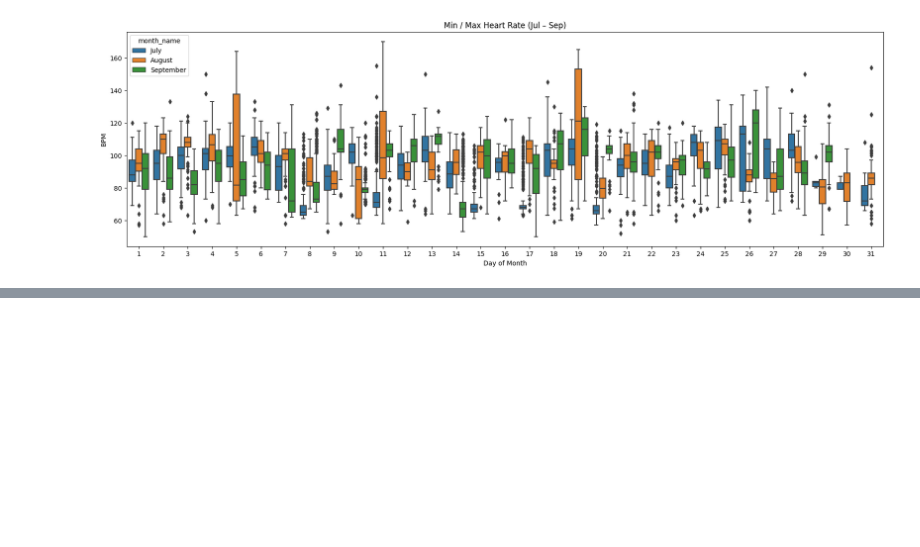
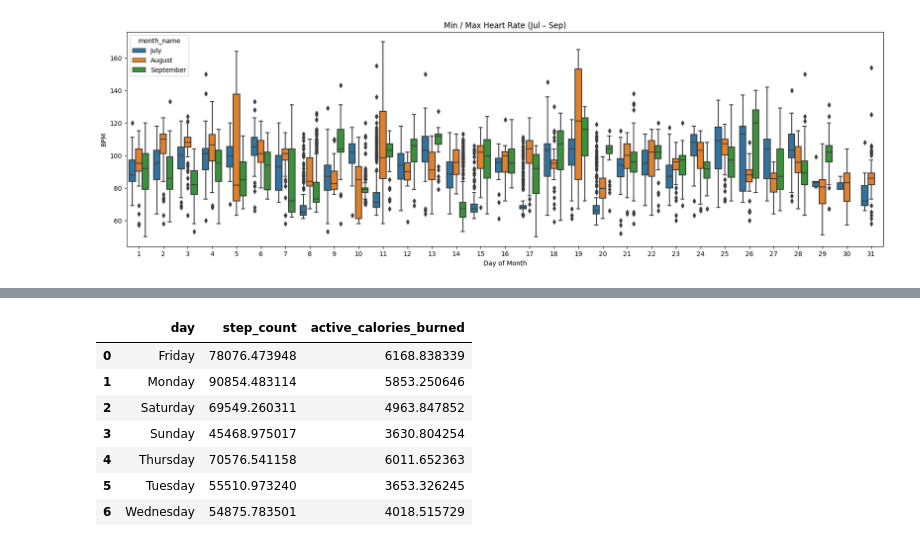
Before and after one commit to fulcradynamics/demos, a Jupyter notebook: notebooks/Data_Visualization.ipynb, the cells around one changed output, grey strips where cells are left out. Cells and saved outputs as stored; diff of their text form; code cells hidden in the pictures; blank space fills up the shorter version.

```diff
--- a/notebooks/Data_Visualization.ipynb
+++ b/notebooks/Data_Visualization.ipynb
@@ -234,0 +242,19 @@ Text(0.5, 1.0, 'Min / Max Heart Rate (Jul –\xa0Sep)')
+# %%
+health_df = df.drop(['heart_rate', 'heart_rate_src', 'apple_watch_exercise_time'], axis='columns')
+health_df.reset_index(inplace=True)
+
+health_df['day'] = health_df.time.dt.day_name()
+
+input_df = health_df.groupby(['day']).sum()
+input_df = input_df[['step_count', 'active_calories_burned']].reset_index()
+
+input_df
+# %% [output]
+|  | day | step_count | active_calories_burned |
+| 0 | Friday | 78076.473948 | 6168.838339 |
+| 1 | Monday | 90854.483114 | 5853.250646 |
+| 2 | Saturday | 69549.260311 | 4963.847852 |
+| 3 | Sunday | 45468.975017 | 3630.804254 |
+| 4 | Thursday | 70576.541158 | 6011.652363 |
+| 5 | Tuesday | 55510.973240 | 3653.326245 |
+| 6 | Wednesday | 54875.783501 | 4018.515729 |
```
Also changed, not shown: parts of 7 cells of this notebook.
